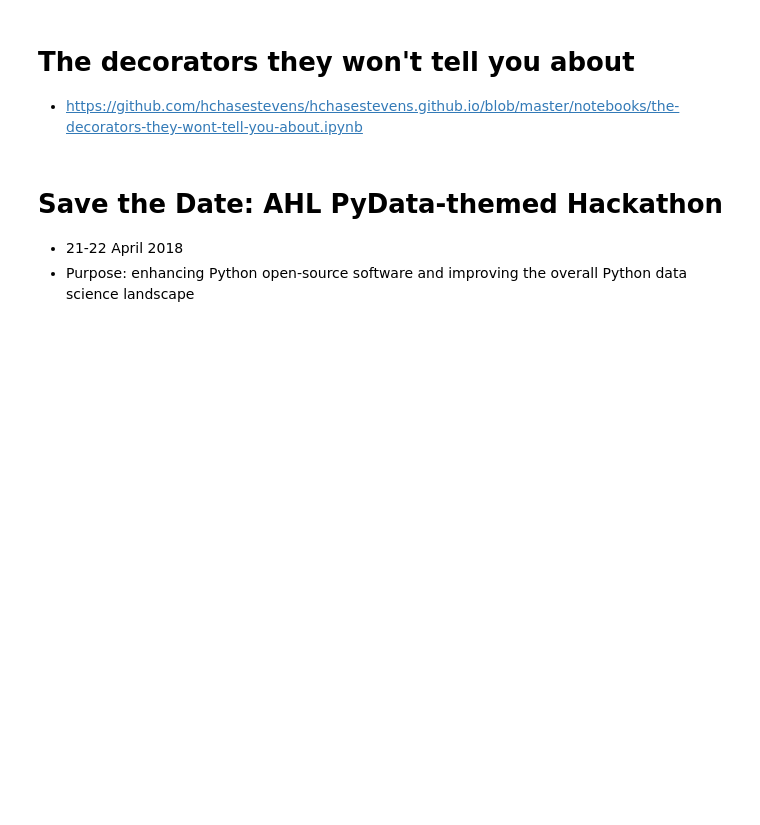
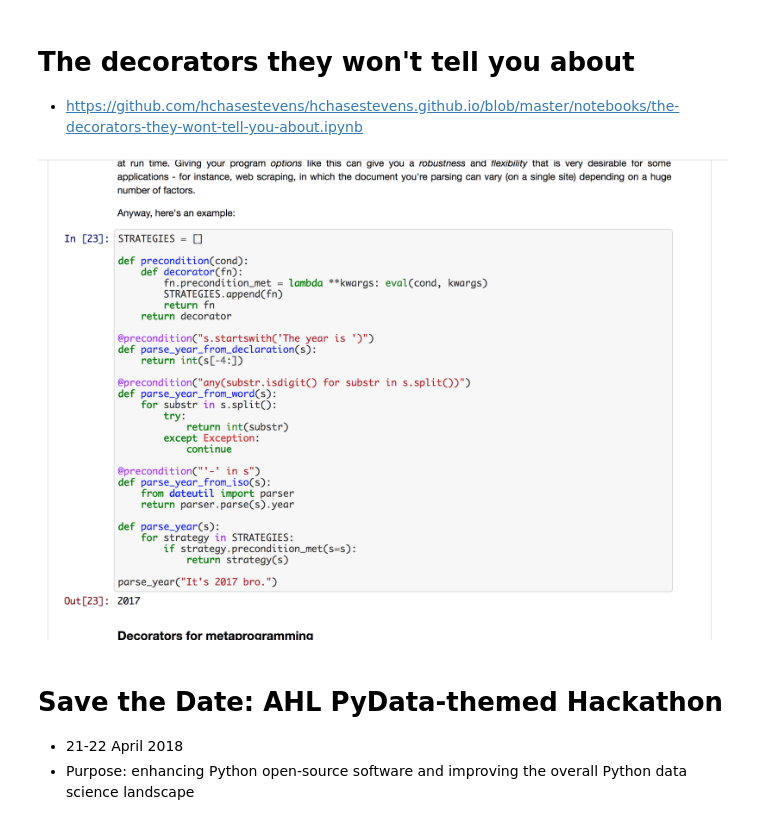
Before and after one commit to PyDataLondon/News, a Jupyter notebook: 2018-01-09_PyData-News_January-2018/PyData London News - January 2018.ipynb, the cells around one changed output. Cells and saved outputs as stored; diff of their text form; code cells hidden in the pictures; blank space fills up the shorter version.

Commit message:
Images and additions

```diff
--- a/2018-01-09_PyData-News_January-2018/PyData London News - January 2018.ipynb
+++ b/2018-01-09_PyData-News_January-2018/PyData London News - January 2018.ipynb
@@ -13,6 +13,10 @@ Image(filename="images/pydata_logo.png", width=600)
 # The decorators they won't tell you about
 
 + https://github.com/hchasestevens/hchasestevens.github.io/blob/master/notebooks/the-decorators-they-wont-tell-you-about.ipynb
+# %%
+Image('images/decorators.png', **default_size)
+# %% [output]
+[figure, added]
 # %% [markdown]
 # Save the Date: AHL PyData-themed Hackathon
 
```
Also changed, not shown: parts of 6 cells of this notebook, 3 other files.
